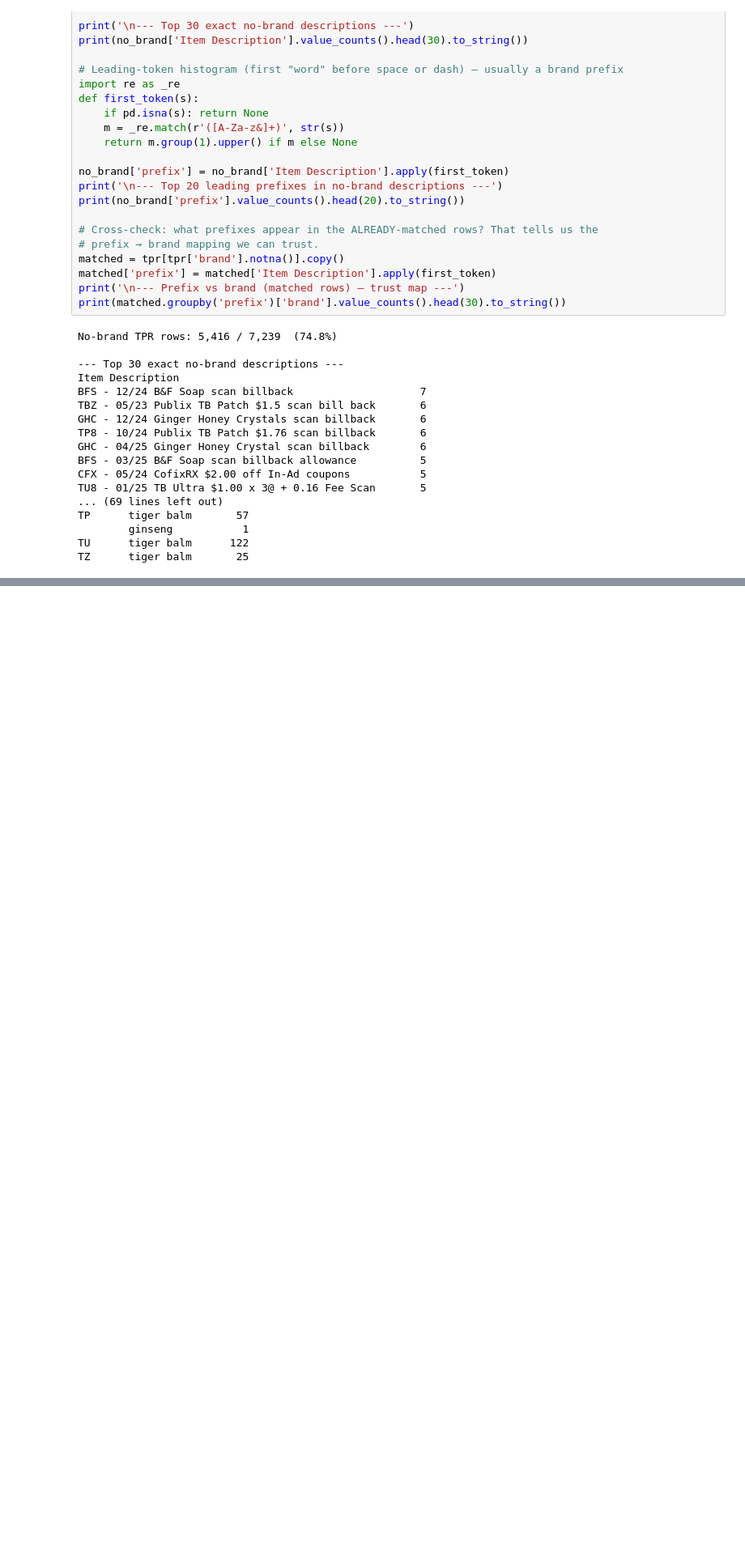
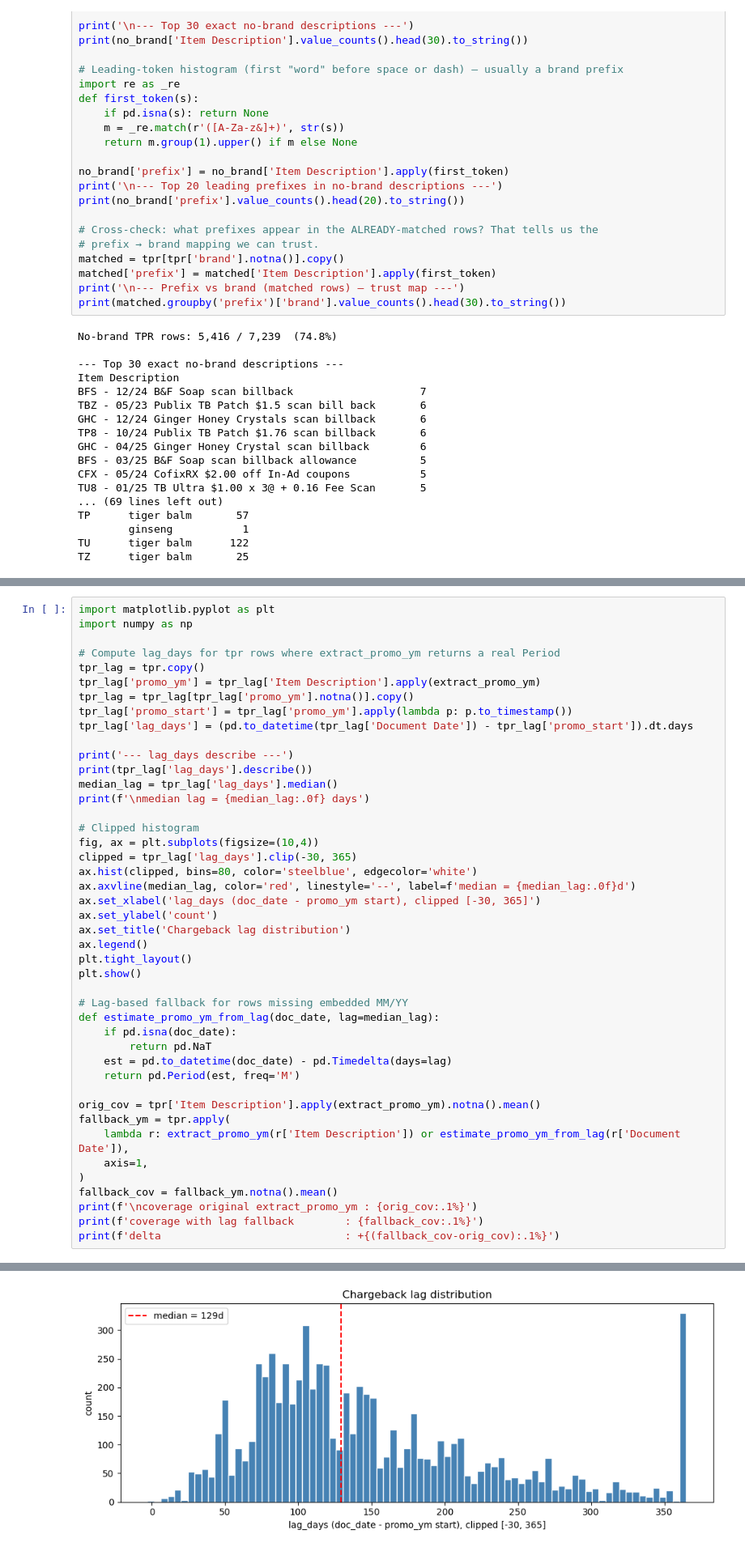
Before and after one commit to binkybarnes/pop_prompt2, a Jupyter notebook: exploration_f1.ipynb, the cells around one changed output, grey strips where cells are left out. Shown at 81% size. Saved outputs shown, nothing was run; the diff lists cells and outputs as text; blank space fills up the shorter version.

```diff
--- a/exploration_f1.ipynb
+++ b/exploration_f1.ipynb
@@ -523,0 +591,45 @@ TZ      tiger balm       25
+# %%
+import matplotlib.pyplot as plt
+import numpy as np
+
+# Compute lag_days for tpr rows where extract_promo_ym returns a real Period
+tpr_lag = tpr.copy()
+tpr_lag['promo_ym'] = tpr_lag['Item Description'].apply(extract_promo_ym)
+tpr_lag = tpr_lag[tpr_lag['promo_ym'].notna()].copy()
+tpr_lag['promo_start'] = tpr_lag['promo_ym'].apply(lambda p: p.to_timestamp())
+tpr_lag['lag_days'] = (pd.to_datetime(tpr_lag['Document Date']) - tpr_lag['promo_start']).dt.days
+
+print('--- lag_days describe ---')
+print(tpr_lag['lag_days'].describe())
+median_lag = tpr_lag['lag_days'].median()
+print(f'\nmedian lag = {median_lag:.0f} days')
+
+# Clipped histogram
+fig, ax = plt.subplots(figsize=(10,4))
+clipped = tpr_lag['lag_days'].clip(-30, 365)
+ax.hist(clipped, bins=80, color='steelblue', edgecolor='white')
+ax.axvline(median_lag, color='red', linestyle='--', label=f'median = {median_lag:.0f}d')
+ax.set_xlabel('lag_days (doc_date - promo_ym start), clipped [-30, 365]')
+ax.set_ylabel('count')
+ax.set_title('Chargeback lag distribution')
+ax.legend()
+plt.tight_layout()
+plt.show()
+
+# Lag-based fallback for rows missing embedded MM/YY
+def estimate_promo_ym_from_lag(doc_date, lag=median_lag):
+    if pd.isna(doc_date):
+        return pd.NaT
+    est = pd.to_datetime(doc_date) - pd.Timedelta(days=lag)
+    return pd.Period(est, freq='M')
+
+orig_cov = tpr['Item Description'].apply(extract_promo_ym).notna().mean()
+fallback_ym = tpr.apply(
+    lambda r: extract_promo_ym(r['Item Description']) or estimate_promo_ym_from_lag(r['Document Date']),
+    axis=1,
+)
+fallback_cov = fallback_ym.notna().mean()
+print(f'\ncoverage original extract_promo_ym : {orig_cov:.1%}')
+print(f'coverage with lag fallback        : {fallback_cov:.1%}')
+print(f'delta                             : +{(fallback_cov-orig_cov):.1%}')
+# %% [output]
@@ -523,0 +648 @@ TZ      tiger balm       25
+[figure, added]
```
Also changed, not shown: parts of 10 cells of this notebook, 26 other files.
